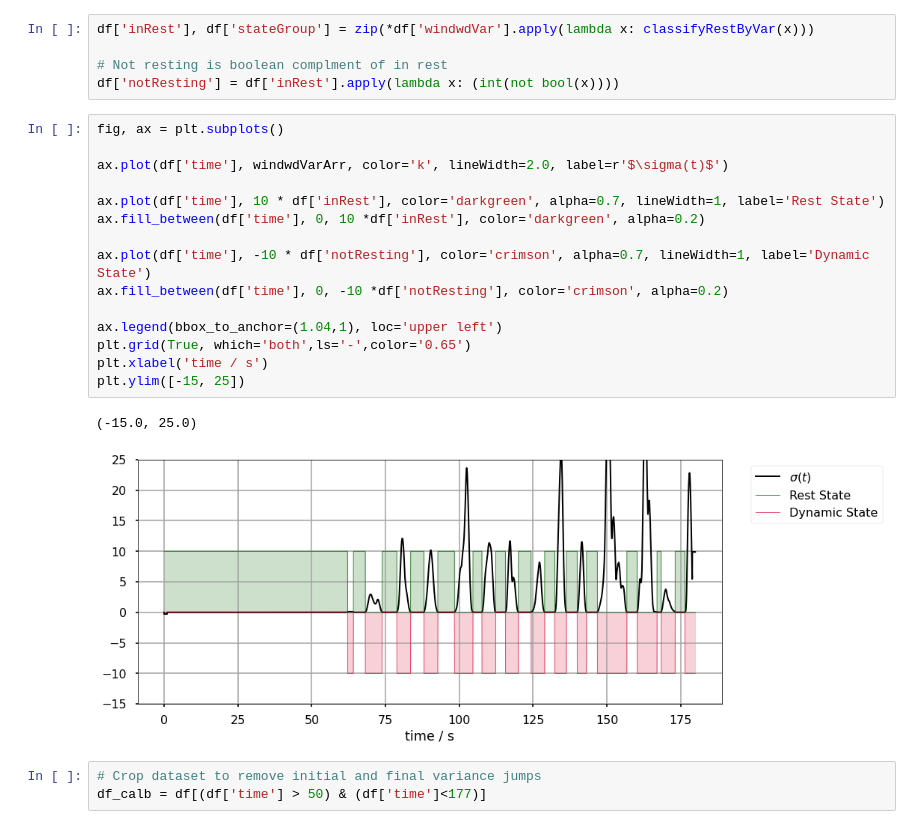
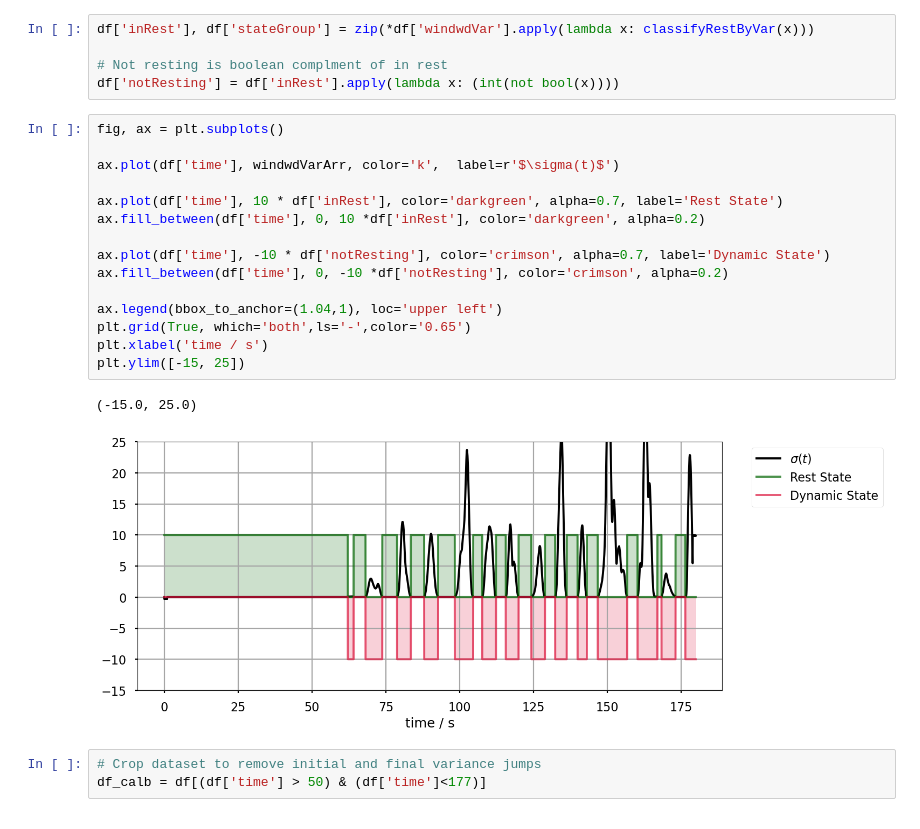
Before and after one commit to vehicle-trace-echo/imu_calibration, a Jupyter notebook: calibration_framework.ipynb, the cells around one changed output. Cells and saved outputs as stored; diff of their text form.

```diff
--- a/calibration_framework.ipynb
+++ b/calibration_framework.ipynb
@@ -191,21 +191,21 @@ df['notResting'] = df['inRest'].apply(lambda x: (int(not bool(x))))
 # %%
 fig, ax = plt.subplots()
 
-ax.plot(df['time'], windwdVarArr, color='k', lineWidth=2.0, label=r'$\sigma(t)$')
+ax.plot(df['time'], windwdVarArr, color='k',  label=r'$\sigma(t)$')
 
-ax.plot(df['time'], 10 * df['inRest'], color='darkgreen', alpha=0.7, lineWidth=1, label='Rest State')
+ax.plot(df['time'], 10 * df['inRest'], color='darkgreen', alpha=0.7, label='Rest State')
 ax.fill_between(df['time'], 0, 10 *df['inRest'], color='darkgreen', alpha=0.2)
 
-ax.plot(df['time'], -10 * df['notResting'], color='crimson', alpha=0.7, lineWidth=1, label='Dynamic State')
+ax.plot(df['time'], -10 * df['notResting'], color='crimson', alpha=0.7, label='Dynamic State')
 ax.fill_between(df['time'], 0, -10 *df['notResting'], color='crimson', alpha=0.2)
 
 ax.legend(bbox_to_anchor=(1.04,1), loc='upper left')
 plt.grid(True, which='both',ls='-',color='0.65')
 plt.xlabel('time / s')
 plt.ylim([-15, 25])
 # %% [output]
 (-15.0, 25.0)
-[figure, old version]
+[figure, new version]
 # %%
 # Crop dataset to remove initial and final variance jumps
 df_calb = df[(df['time'] > 50) & (df['time']<177)]
```
Also changed, not shown: parts of 13 cells of this notebook.
